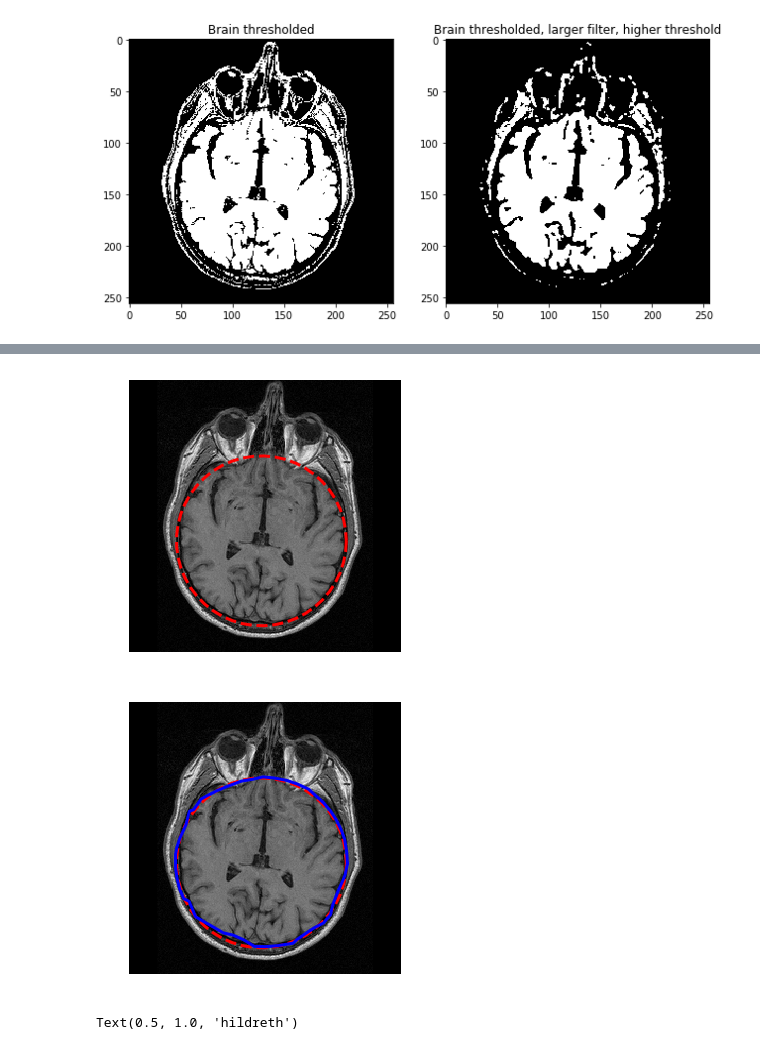
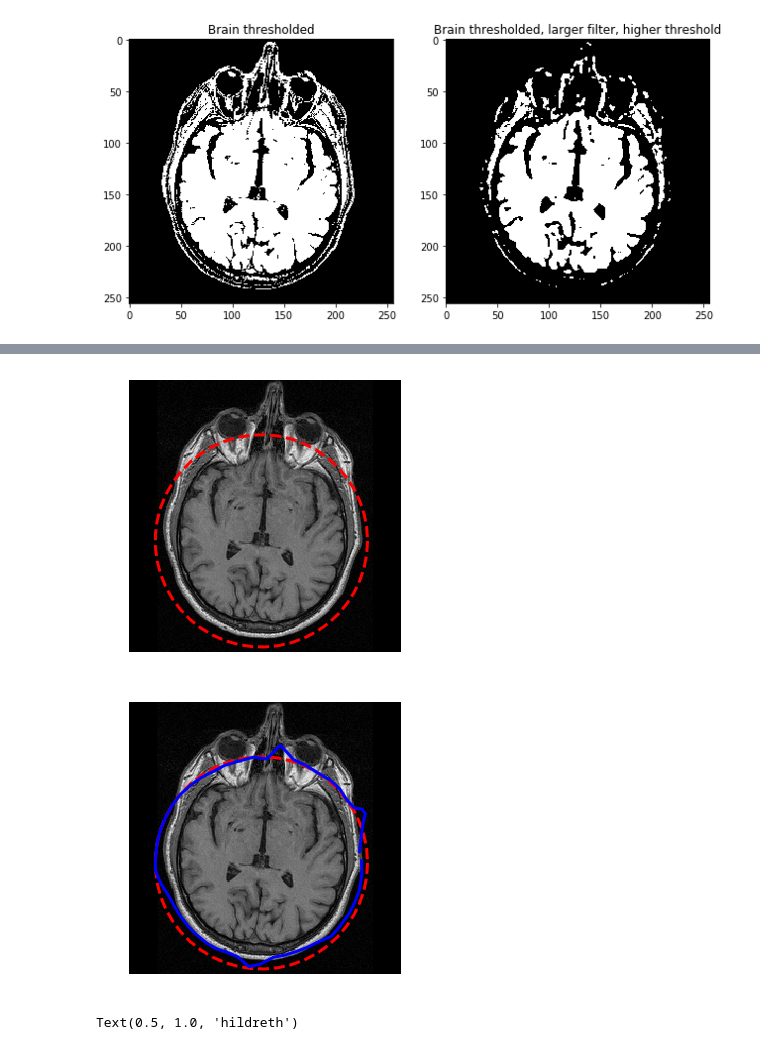
Before and after one commit to LeylaVakilian/PatternRecognition-, a Jupyter notebook: labs/lab_01_segmentation.ipynb, the cells around one changed output, grey strips where cells are left out. Cells and saved outputs as stored; diff of their text form; code cells hidden in the pictures.

```diff
--- a/labs/lab_01_segmentation.ipynb
+++ b/labs/lab_01_segmentation.ipynb
@@ -211,6 +215,6 @@ seed = (100, 100)
 for t, ax in zip([66, 69, 72], axes.ravel()):
     segmented_brain = region_growing(seed, t, brain_im)
     ax.imshow(segmented_brain)
-    ax.set_title("threshold : " + str(t))
+    ax.set_title("threshold : " + str(t) + "\n size brain : " + str(compute_size(segmented_brain)) + " pixels" )
 fig.tight_layout()
 # %% [output]
@@ -297,9 +335,10 @@ brain_hist = plt.hist(brain_im.ravel(), 256,[0,256])
 # %% [output]
 [figure]
 # %%
-def threshold(im, t1,t2):
+def threshold(im, t1, t2):
     """
     Function thresholding an image, im,  between [t1,t2]
+    Return the thresholded image
     """
     im_threshold = im.copy()
     im_threshold[im_threshold<t1] = 0
@@ -329,27 +396,27 @@ Text(0.5, 1.0, 'Brain thresholded, larger filter, higher threshold')
 # %%
 ##### RESULT FROM THRESHOLDED RUN  #####
 
-radius = 80
+radius = 100
 centre = [151,124]
 resolution = 50
 
 # Generate circle points
 points = circle_points(resolution, centre, radius)
 
 # Plot circle points
 fig, ax = image_show(brain_im)
 ax.plot(points[:, 0], points[:, 1], '--r', lw=3)
 
 # Create active contour starting at the circle points - parameters tuned
 snake = seg.active_contour(brain_thresholded_test, points, beta=0.3,w_line=-4.0, w_edge=6)
 
 # Plot the circle points and the resulting active contour
 fig, ax = image_show(brain_im)
 ax.plot(points[:, 0], points[:, 1], '--r', lw=3)
 ax.plot(snake[:, 0], snake[:, 1], '-b', lw=3);
 # %% [output]
-[figure, old version]
+[figure, new version]
-[figure, old version]
+[figure, new version]
 # %%
 # Marr-Hildreths method
 def gaussian_filter(fSize, fSigma):
```
Also changed, not shown: parts of 12 cells of this notebook.
